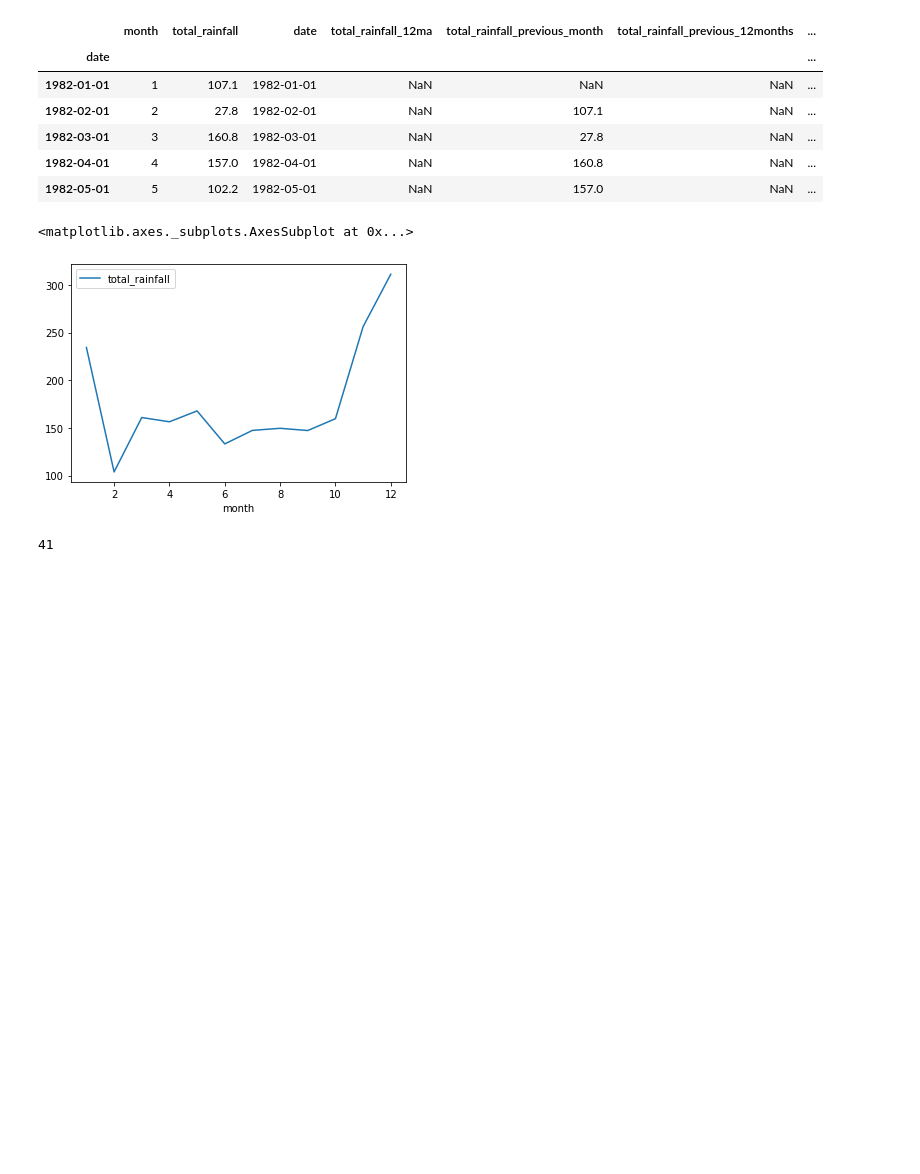
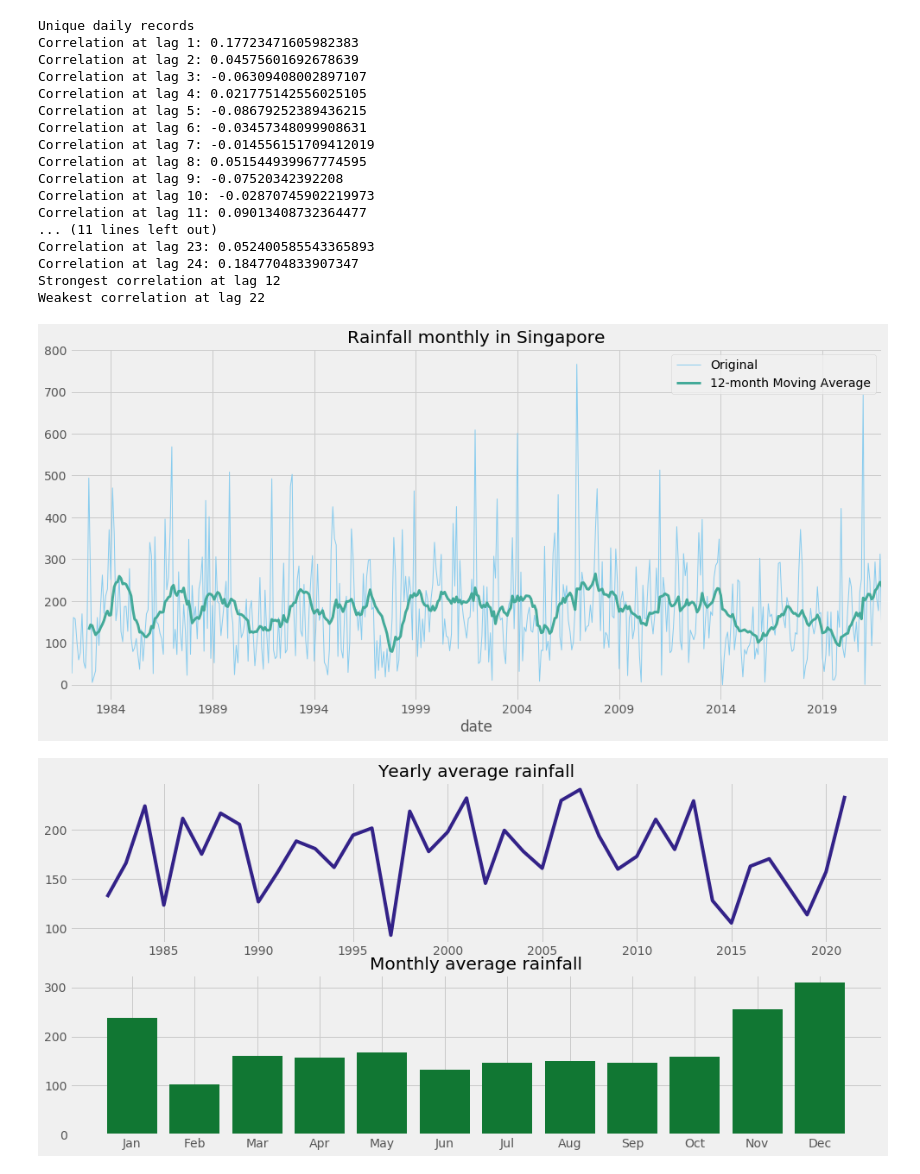
Before and after one commit to AkbarAzad/practice, a Jupyter notebook: article_20220425_v1.ipynb, the cells around one changed output. Cells and saved outputs as stored; diff of their text form; code cells hidden in the pictures; blank space fills up the shorter version.

```diff
--- a/article_20220425_v1.ipynb
+++ b/article_20220425_v1.ipynb
@@ -21,15 +13,20 @@ data = pd.read_csv("rainfall_monthly_total_singapore_20220425.csv")
 def processData(data):
 
     data = data.copy()
+    # Convert to datetime type
     data["date"] = data["month"].apply(lambda x: x + "-01")
     data["date"] = data["date"].apply(lambda x: datetime.strptime(x, "%Y-%m-%d"))
+    # Get date components
     data["year"] = data.date.apply(lambda x: x.year)
     data["month"] = data.date.apply(lambda x: x.month)
+    data["month_name"] = data.date.apply(lambda x: x.strftime("%b"))
     data.index = data["date"]
+    # Ensure no duplicate days
     if data.index.is_unique:
         print("Unique daily records")
     else:
         print("Duplicate dates exist!")
+    # Prepare 12-month moving average model
     data["total_rainfall_12ma"] = data["total_rainfall"].rolling(12).mean()
     data["total_rainfall_previous_month"] = data["total_rainfall"].shift(1)
     data["total_rainfall_previous_12months"] = data["total_rainfall"].shift(12)
@@ -63,11 +63,16 @@ def plotMA(data):
 # %%
 def groupPlot(data):
 
-    # Determine seasonality
+    # Determine if seasonality exists yearly or monthly on average
     yearGroup = data.groupby("year").total_rainfall.mean()
     yearGroupDf = pd.DataFrame(yearGroup)
-    monthGroup = data.groupby("month").total_rainfall.mean()
+    monthGroup = data.groupby("month_name").total_rainfall.mean()
     monthGroupDf = pd.DataFrame(monthGroup)
+    monthGroupDf["month_name"] = monthGroupDf.index
+    monthGroupDf["month_name"] = monthGroupDf["month_name"].astype('category')
+    sortOrder = ['Jan', 'Feb', 'Mar', 'Apr', 'May', 'Jun', 'Jul', 'Aug', 'Sep', 'Oct', 'Nov', 'Dec']
+    monthGroupDf.index = pd.CategoricalIndex(monthGroupDf.month_name, categories = sortOrder, ordered = True)
+    monthGroupDf = monthGroupDf.sort_index().reset_index(drop = True)
 
     # Create seasonality plots
     fig = plt.figure(figsize = (15, 7))
@@ -75,12 +80,16 @@ def groupPlot(data):
     ax2 = fig.add_subplot(2, 1, 2)
 
     ax1.plot(yearGroupDf.index, yearGroupDf.total_rainfall, linestyle = '-', color = '#332288')
-
-    ax2.plot(monthGroupDf.index, monthGroupDf.total_rainfall, linestyle = '-', color = '#117733')
+    ax2.bar(monthGroupDf["month_name"], monthGroupDf.total_rainfall, color = '#117733')
+    ax1.title.set_text('Yearly average rainfall')
+    ax2.title.set_text('Monthly average rainfall')
     plt.show()
 # %%
-data = processData(data)
-data = data[data.year < 2022]
-correlations = correlationLags(data)
-plotMA(data)
-groupPlot(data)
+def main():
+    # Run entire pipeline
+    data = pd.read_csv("rainfall_monthly_total_singapore_20220425.csv")
+    data = processData(data)
+    data = data[data.year < 2022]
+    correlations = correlationLags(data)
+    plotMA(data)
+    groupPlot(data)
@@ -131,23 +96,23 @@ x.plot()
-# %%
-data["month"] = data.date.apply(lambda x: x.month)
-data.head()
-# %% [output]
-|  | month | total_rainfall | date | total_rainfall_12ma | total_rainfall_previous_month | total_rainfall_previous_12months | ... |
-| date |  |  |  |  |  |  | ... |
-| 1982-01-01 | 1 | 107.1 | 1982-01-01 | NaN | NaN | NaN | ... |
-| 1982-02-01 | 2 | 27.8 | 1982-02-01 | NaN | 107.1 | NaN | ... |
-| 1982-03-01 | 3 | 160.8 | 1982-03-01 | NaN | 27.8 | NaN | ... |
-| 1982-04-01 | 4 | 157.0 | 1982-04-01 | NaN | 160.8 | NaN | ... |
-| 1982-05-01 | 5 | 102.2 | 1982-05-01 | NaN | 157.0 | NaN | ... |
-# %%
-g2 = data.groupby("month").total_rainfall
-x2 = g2.mean()
-x2 = pd.DataFrame(x2)
-x2.plot()
-# %% [output]
-<matplotlib.axes._subplots.AxesSubplot at 0x...>
-[figure, removed]
-# %%
-len(set(data["year"].values))
-# %% [output]
-41
+# %%
+if __name__ == '__main__':
+    main()
+# %% [output]
+Unique daily records
+Correlation at lag 1: 0.17723471605982383
+Correlation at lag 2: 0.04575601692678639
+Correlation at lag 3: -0.06309408002897107
+Correlation at lag 4: 0.021775142556025105
+Correlation at lag 5: -0.08679252389436215
+Correlation at lag 6: -0.03457348099908631
+Correlation at lag 7: -0.014556151709412019
+Correlation at lag 8: 0.051544939967774595
+Correlation at lag 9: -0.07520342392208
+Correlation at lag 10: -0.02870745902219973
+Correlation at lag 11: 0.09013408732364477
+... (11 lines left out)
+Correlation at lag 23: 0.052400585543365893
+Correlation at lag 24: 0.1847704833907347
+Strongest correlation at lag 12
+Weakest correlation at lag 22
+[figure, added]
+[figure, added]
```
Also changed, not shown: parts of 12 cells of this notebook.
